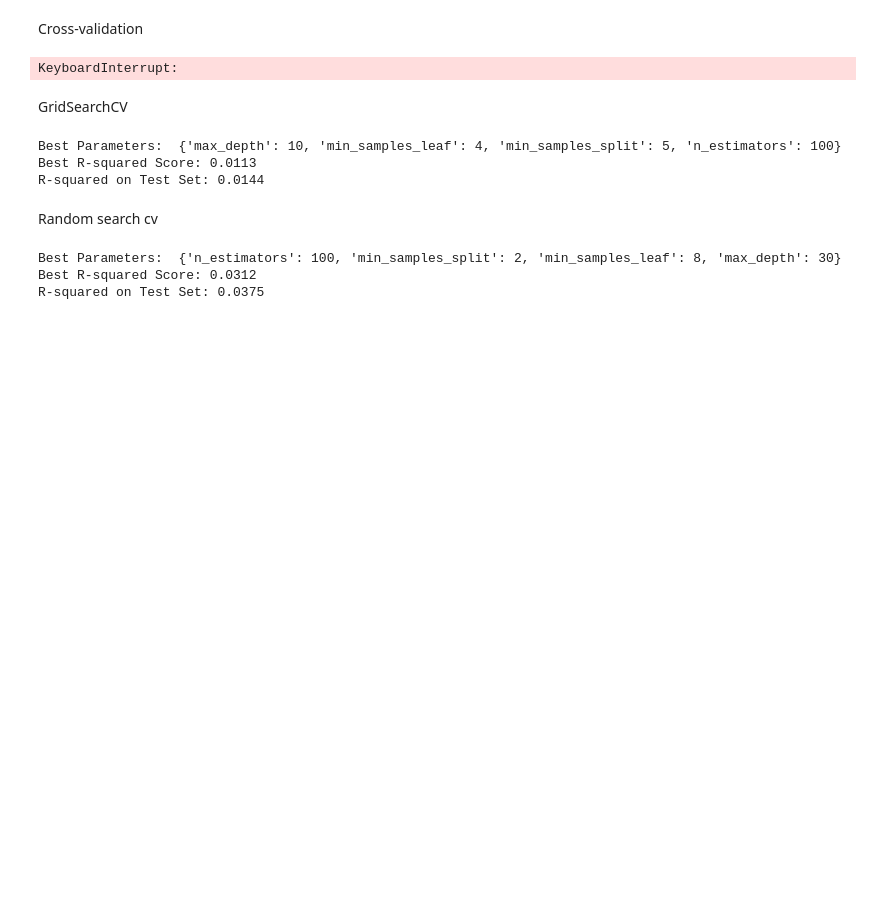
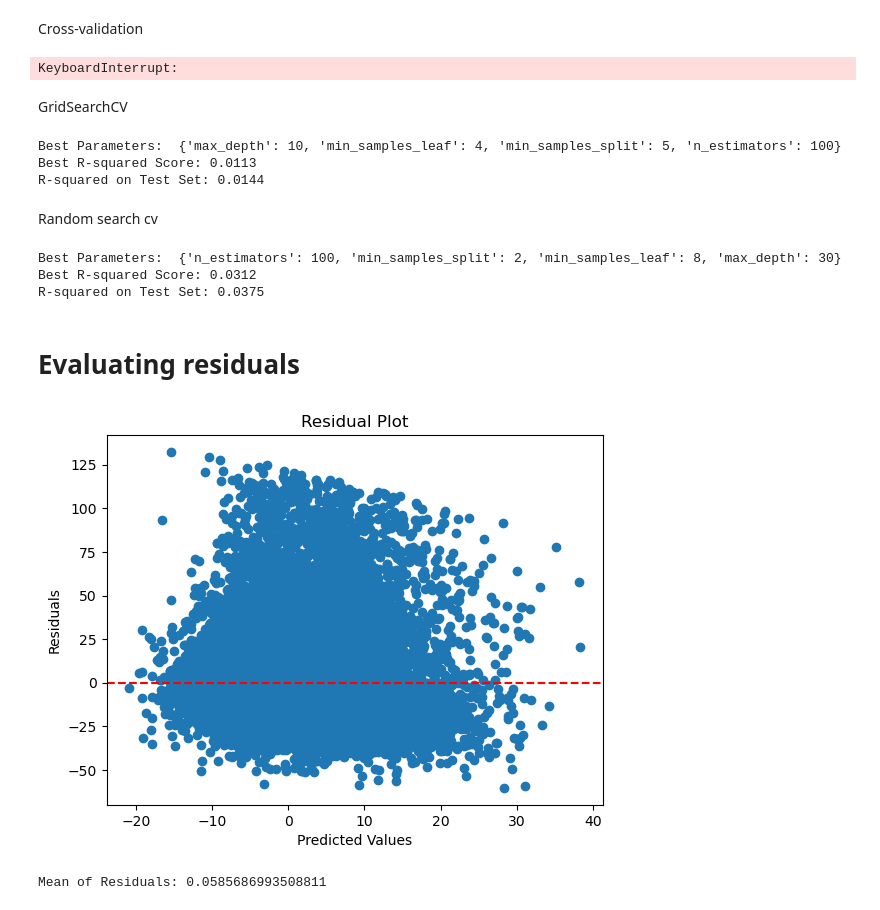
Before and after one commit to Draztrazz/BigDataProject, a Jupyter notebook: Preprocessing_fr.ipynb, the cells around one changed output. Cells and saved outputs as stored; diff of their text form; code cells hidden in the pictures; blank space fills up the shorter version.

```diff
--- a/Preprocessing_fr.ipynb
+++ b/Preprocessing_fr.ipynb
@@ -109,7 +109,9 @@ f_df.head()
 | 4 | 2015 | 1 | 1 | 4 | AS | 135 | N527AS | SEA | ... |
 5 rows × 33 columns
 # %%
-f_df = f_df.sample(n=500000, random_state=42)
+#f_df = f_df.sample(n=500000, random_state=42)
+
+f_df = f_df.sample(n=4000000, random_state=42)
 
 #f_df.head()
 # %%
@@ -383,3 +403,13 @@ print("Accuracy on test set: {:.3f}".format(rf.score(X_test, y_test)))
 # %% [output]
 Accuracy on training set: 0.742
 Accuracy on test set: 0.028
+# %%
+rf = RandomForestRegressor(max_depth=20)
+rf.fit(X_train, y_train)
+rf_y_pred = rf.predict(X_test)
+print("Accuracy on training set: {:.3f}".format(rf.score(X_train, y_train)))
+print("Accuracy on test set: {:.3f}".format(rf.score(X_test, y_test)))
+
+mse = mean_squared_error(y_test, rf_y_pred)
+
+print(f'Mean Squared Error: {mse}')
@@ -519,3 +558,24 @@ print("R-squared on Test Set: {:.4f}".format(r2_test))
 Best Parameters:  {'n_estimators': 100, 'min_samples_split': 2, 'min_samples_leaf': 8, 'max_depth': 30}
 Best R-squared Score: 0.0312
 R-squared on Test Set: 0.0375
+# %% [markdown]
+# Evaluating residuals
+# %%
+import matplotlib.pyplot as plt
+
+residuals = y_test - rf_y_pred
+
+plt.scatter(rf_y_pred, residuals)
+plt.axhline(y=0, color='r', linestyle='--')
+plt.xlabel('Predicted Values')
+plt.ylabel('Residuals')
+plt.title('Residual Plot')
+plt.show()
+# %% [output]
+[figure, added]
+# %%
+mean_residuals = np.mean(residuals)
+
+print(f"Mean of Residuals: {mean_residuals}")
+# %% [output]
+Mean of Residuals: 0.0585686993508811
```
Also changed, not shown: parts of 18 cells of this notebook.
